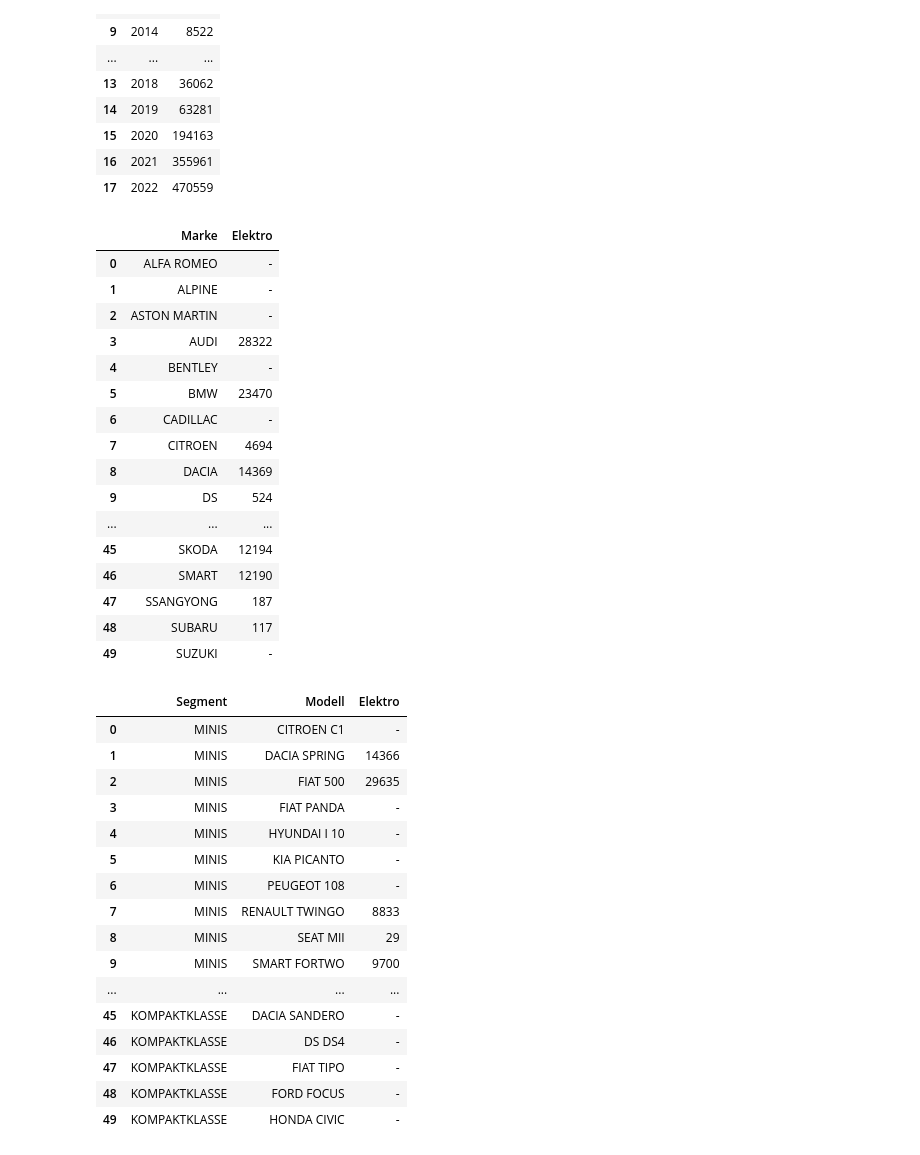
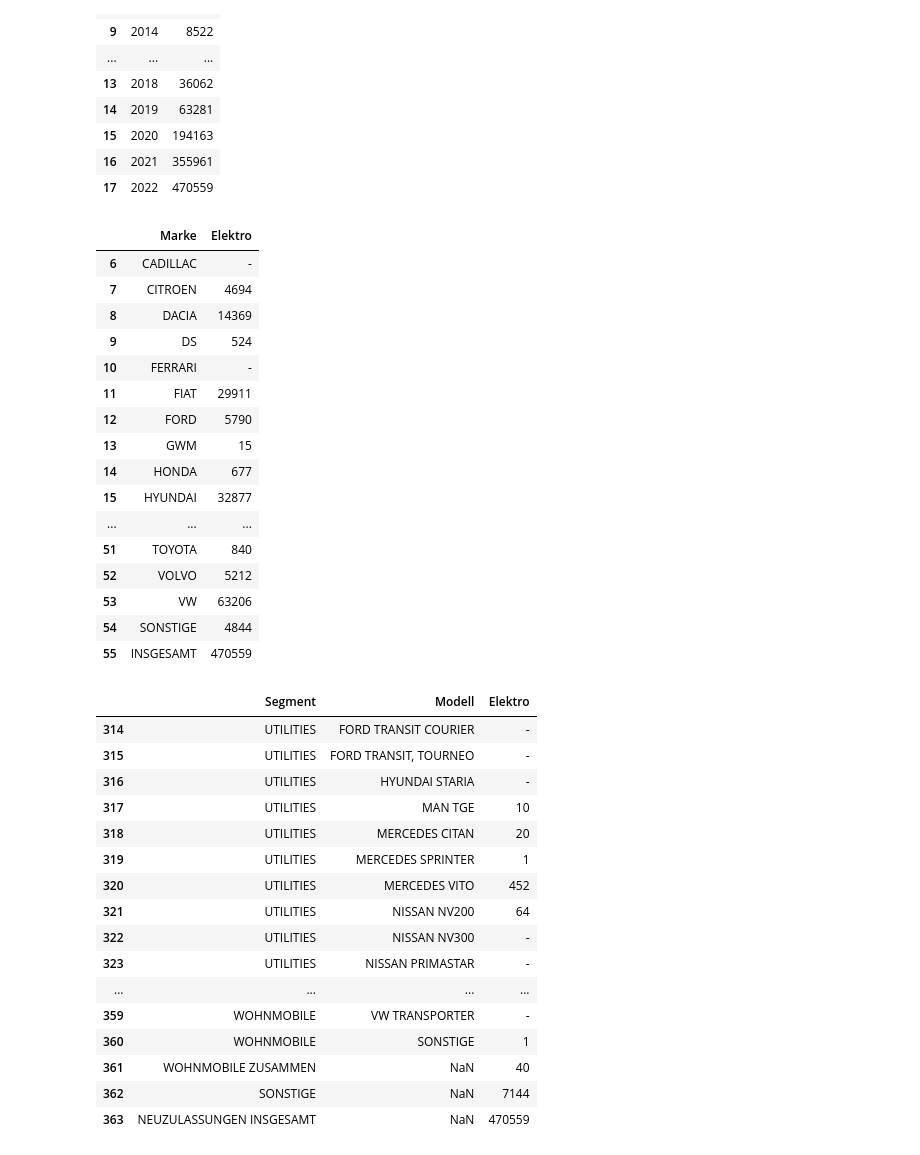
Before and after one commit to Takomonios/Team02_ChargeIT, a Jupyter notebook: datasets/transformationDatasets.ipynb, the cells around one changed output. Drawn from its saved outputs; the diff is of its cells as text; code cells hidden in the pictures.

```diff
--- a/datasets/transformationDatasets.ipynb
+++ b/datasets/transformationDatasets.ipynb
@@ -134,54 +123,56 @@ df_zulassung_marken = df_zulassung_marken[["Marke", "Elektro\n(BEV)"]]
 df_zulassung_marken.drop(df_zulassung_marken.index.to_list()[:2], axis = 0, inplace = True)
 df_zulassung_marken = df_zulassung_marken.reset_index(drop=True)
 df_zulassung_marken.rename(columns = {"Elektro\n(BEV)": "Elektro"}, inplace = True)
-df_zulassung_marken.head(50)
+df_zulassung_marken.drop(df_zulassung_marken.index.to_list()[56:], axis = 0, inplace = True)
+df_zulassung_marken.tail(50)
 # %% [output]
 |  | Marke | Elektro |
-| 0 | ALFA ROMEO | - |
-| 1 | ALPINE | - |
-| 2 | ASTON MARTIN | - |
-| 3 | AUDI | 28322 |
-| 4 | BENTLEY | - |
-| 5 | BMW | 23470 |
 | 6 | CADILLAC | - |
 | 7 | CITROEN | 4694 |
 | 8 | DACIA | 14369 |
 | 9 | DS | 524 |
+| 10 | FERRARI | - |
+| 11 | FIAT | 29911 |
+| 12 | FORD | 5790 |
+| 13 | GWM | 15 |
+| 14 | HONDA | 677 |
+| 15 | HYUNDAI | 32877 |
 | ... | ... | ... |
-| 45 | SKODA | 12194 |
-| 46 | SMART | 12190 |
-| 47 | SSANGYONG | 187 |
-| 48 | SUBARU | 117 |
-| 49 | SUZUKI | - |
+| 51 | TOYOTA | 840 |
+| 52 | VOLVO | 5212 |
+| 53 | VW | 63206 |
+| 54 | SONSTIGE | 4844 |
+| 55 | INSGESAMT | 470559 |
 # %%
 df_zulassung_segment = pd.read_excel("/Users/philippusasefaw/team02/datasets/fz14_2022.xlsx", sheet_name="FZ 14.6")
 df_zulassung_segment.drop(df_zulassung_segment.index.to_list()[:6], axis = 0, inplace = True)
 df_zulassung_segment.rename(columns = df_zulassung_segment.iloc[0], inplace = True)
 df_zulassung_segment = df_zulassung_segment[["Segment", "Modellreihe", "Elektro\n(BEV)"]]
 df_zulassung_segment.rename(columns = {"Elektro\n(BEV)": "Elektro"}, inplace=True)
 df_zulassung_segment.drop([6,7], axis=0, inplace=True)
 df_zulassung_segment = df_zulassung_segment.reset_index(drop=True)
 df_zulassung_segment["Segment"].ffill(inplace=True)
 df_zulassung_segment.rename(columns={"Modellreihe": "Modell"}, inplace=True)
-df_zulassung_segment.head(50)
+df_zulassung_segment.drop(df_zulassung_segment.index.to_list()[364:], axis = 0, inplace = True)
+df_zulassung_segment.tail(50)
 # %% [output]
 |  | Segment | Modell | Elektro |
-| 0 | MINIS | CITROEN C1 | - |
-| 1 | MINIS | DACIA SPRING | 14366 |
-| 2 | MINIS | FIAT 500 | 29635 |
-| 3 | MINIS | FIAT PANDA | - |
-| 4 | MINIS | HYUNDAI I 10 | - |
-| 5 | MINIS | KIA PICANTO | - |
-| 6 | MINIS | PEUGEOT 108 | - |
-| 7 | MINIS | RENAULT TWINGO | 8833 |
-| 8 | MINIS | SEAT MII | 29 |
-| 9 | MINIS | SMART FORTWO | 9700 |
+| 314 | UTILITIES | FORD TRANSIT COURIER | - |
+| 315 | UTILITIES | FORD TRANSIT, TOURNEO | - |
+| 316 | UTILITIES | HYUNDAI STARIA | - |
+| 317 | UTILITIES | MAN TGE | 10 |
+| 318 | UTILITIES | MERCEDES CITAN | 20 |
+| 319 | UTILITIES | MERCEDES SPRINTER | 1 |
+| 320 | UTILITIES | MERCEDES VITO | 452 |
+| 321 | UTILITIES | NISSAN NV200 | 64 |
+| 322 | UTILITIES | NISSAN NV300 | - |
+| 323 | UTILITIES | NISSAN PRIMASTAR | - |
 | ... | ... | ... | ... |
-| 45 | KOMPAKTKLASSE | DACIA SANDERO | - |
-| 46 | KOMPAKTKLASSE | DS DS4 | - |
-| 47 | KOMPAKTKLASSE | FIAT TIPO | - |
-| 48 | KOMPAKTKLASSE | FORD FOCUS | - |
-| 49 | KOMPAKTKLASSE | HONDA CIVIC | - |
+| 359 | WOHNMOBILE | VW TRANSPORTER | - |
+| 360 | WOHNMOBILE | SONSTIGE | 1 |
+| 361 | WOHNMOBILE ZUSAMMEN | NaN | 40 |
+| 362 | SONSTIGE | NaN | 7144 |
+| 363 | NEUZULASSUNGEN INSGESAMT | NaN | 470559 |
 # %%
 df_zulassung_modell = pd.read_excel("/Users/philippusasefaw/team02/datasets/fz14_2022.xlsx", sheet_name="FZ 14.7")
 df_zulassung_modell.drop(df_zulassung_modell.index.to_list()[:6], inplace = True)
```
Also changed, not shown: parts of 6 cells of this notebook.
